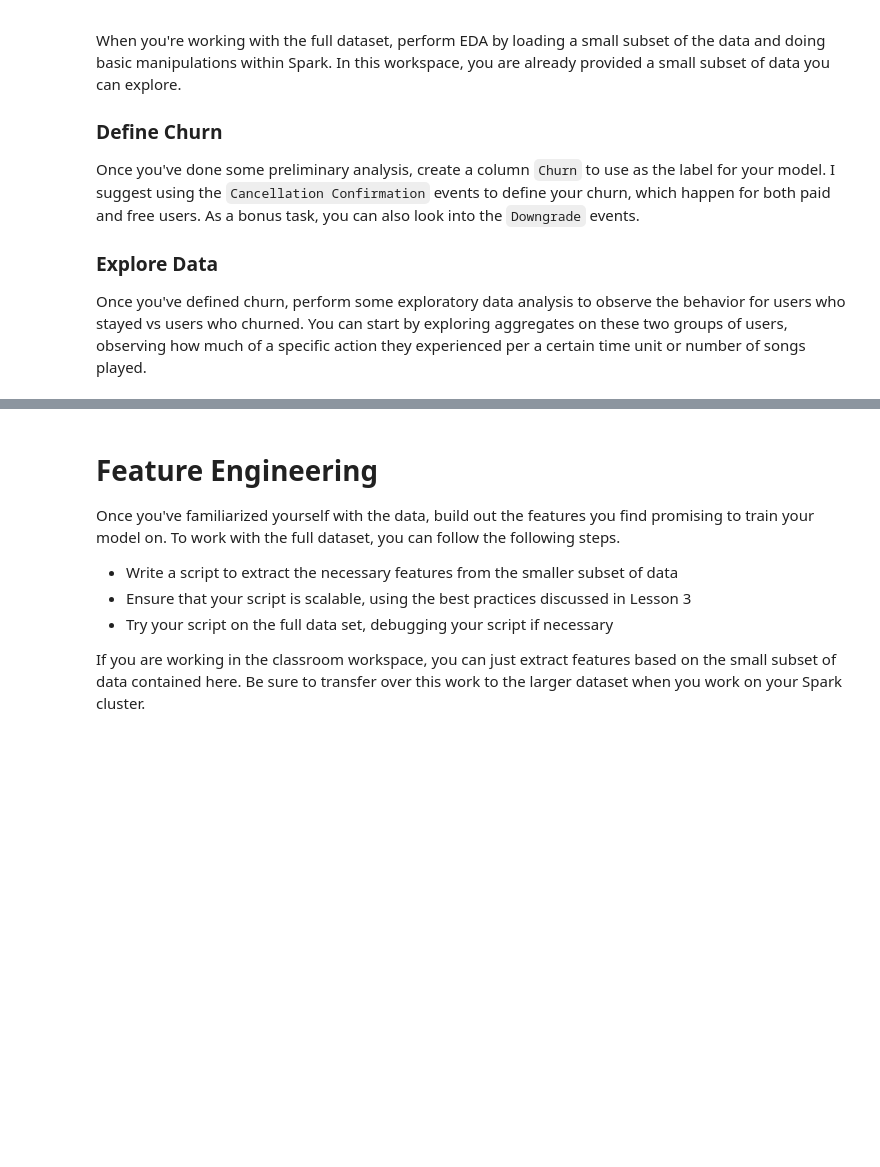
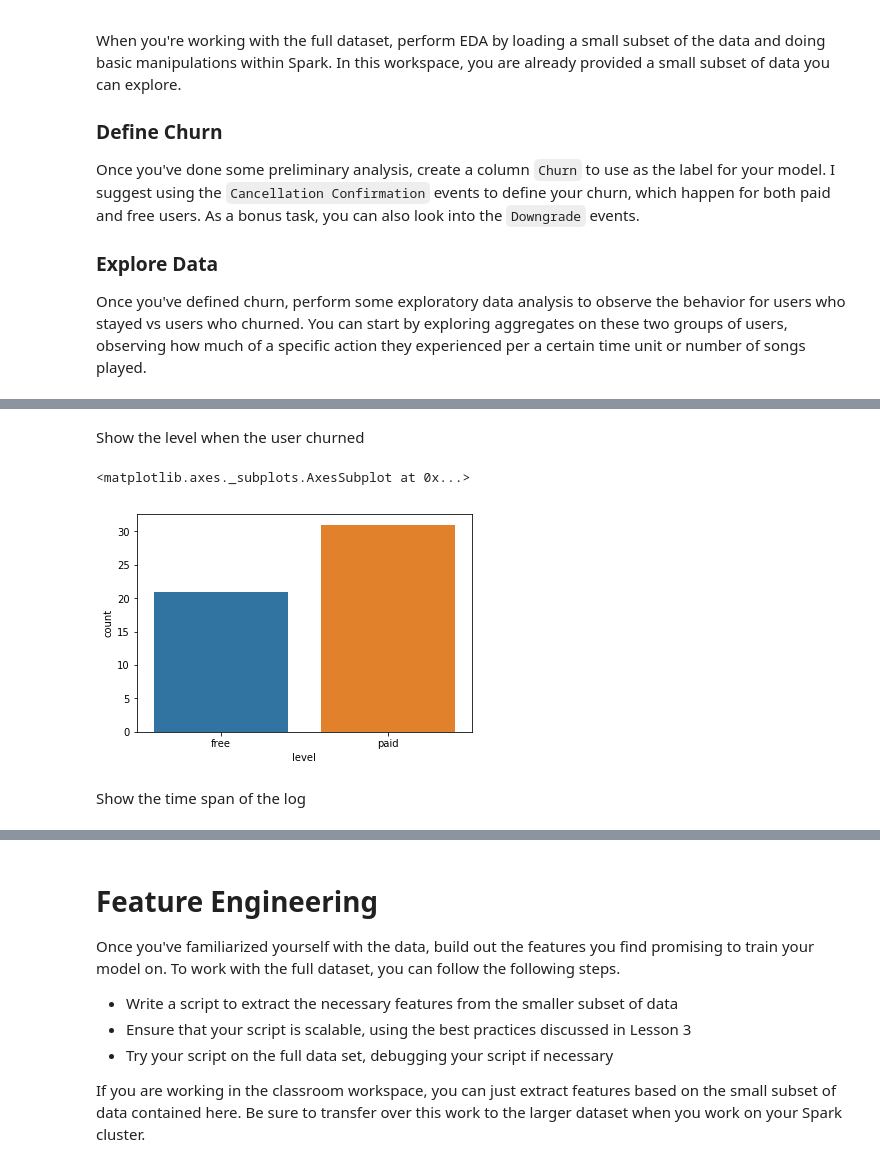
Before and after one commit to ShuangyuandData/SparkprojectSparkify, a Jupyter notebook: Sparkify.ipynb, the cells around one changed output, grey strips where cells are left out. Drawn from its saved outputs; the diff is of its cells as text; code cells hidden in the pictures; blank space fills up the shorter version.

```diff
--- a/Sparkify.ipynb
+++ b/Sparkify.ipynb
@@ -415,0 +526,10 @@ print(df.describe("sessionID").show())
+# %% [markdown]
+Show the level when the user churned
+# %%
+df_pd = df_withchurn.filter(df_withchurn.page=="Cancellation Confirmation").groupby("level").count().toPandas()
+sns.barplot(x="level", y="count", data=df_pd)
+# %% [output]
+<matplotlib.axes._subplots.AxesSubplot at 0x...>
+[figure, added]
+# %% [markdown]
+Show the time span of the log
```
Also changed, not shown: parts of 94 cells of this notebook.
